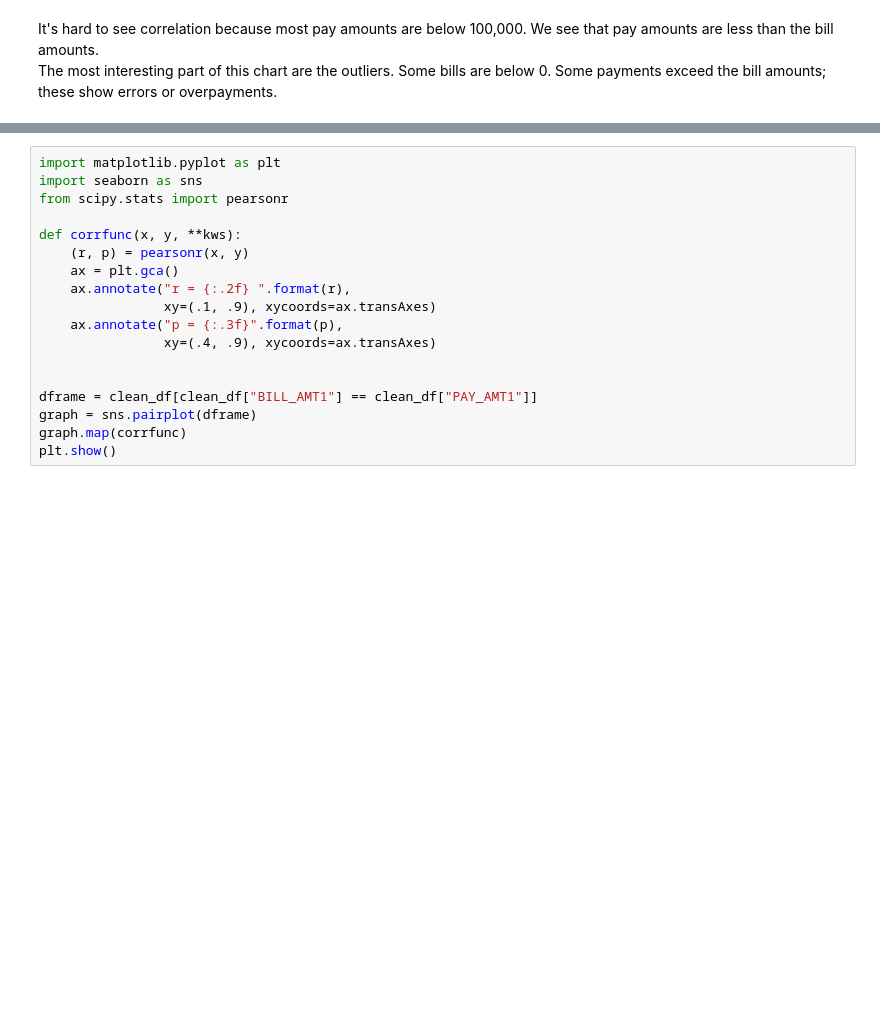
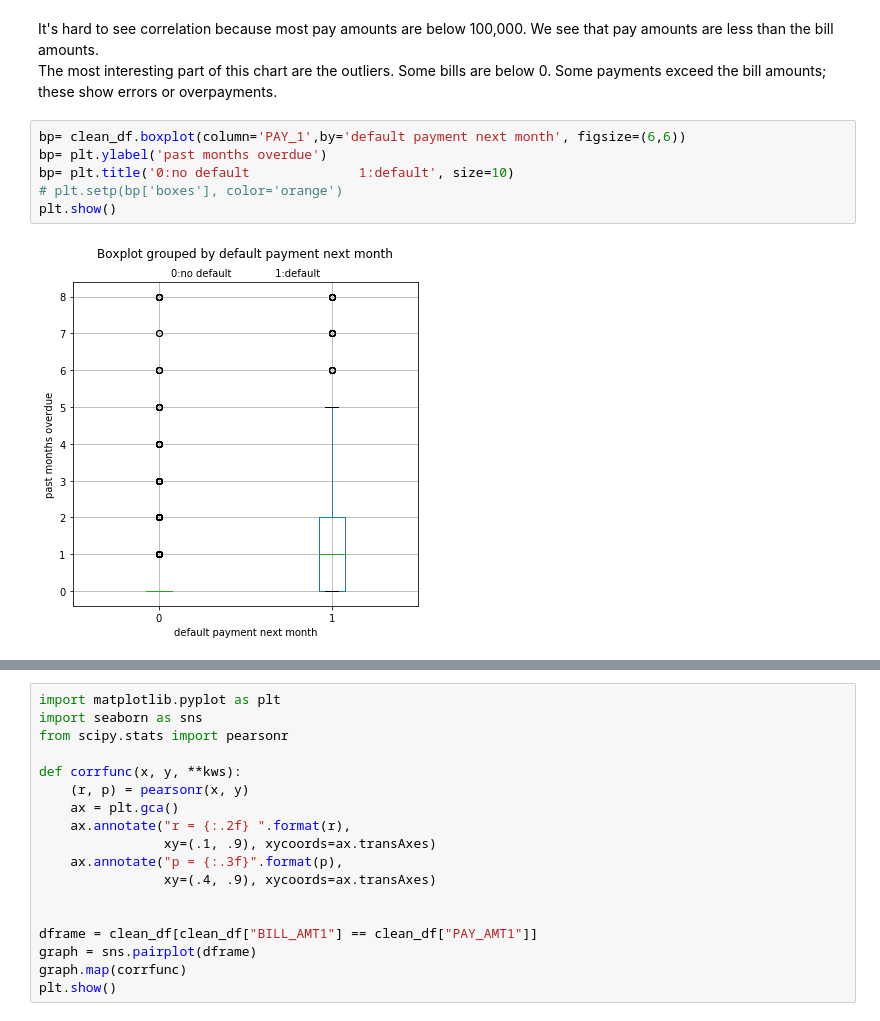
Before and after one commit to misterhappy2/statistics, a Jupyter notebook: Statistics-Copy1.ipynb, the cells around one changed output, grey strips where cells are left out. Cells and saved outputs as stored; diff of their text form; blank space fills up the shorter version.

```diff
--- a/Statistics-Copy1.ipynb
+++ b/Statistics-Copy1.ipynb
@@ -202,3 +202,11 @@ plt.show()
 # %% [markdown]
 It's hard to see correlation because most pay amounts are below 100,000.  We see that pay amounts are less than the bill amounts.
 The most interesting part of this chart are the outliers.  Some bills are below 0.  Some payments exceed the bill amounts; these show errors or overpayments.
+# %%
+bp= clean_df.boxplot(column='PAY_1',by='default payment next month', figsize=(6,6))
+bp= plt.ylabel('past months overdue')
+bp= plt.title('0:no default              1:default', size=10)
+# plt.setp(bp['boxes'], color='orange')
+plt.show()
+# %% [output]
+[figure, added]
```
Also changed, not shown: parts of 2 cells of this notebook.
